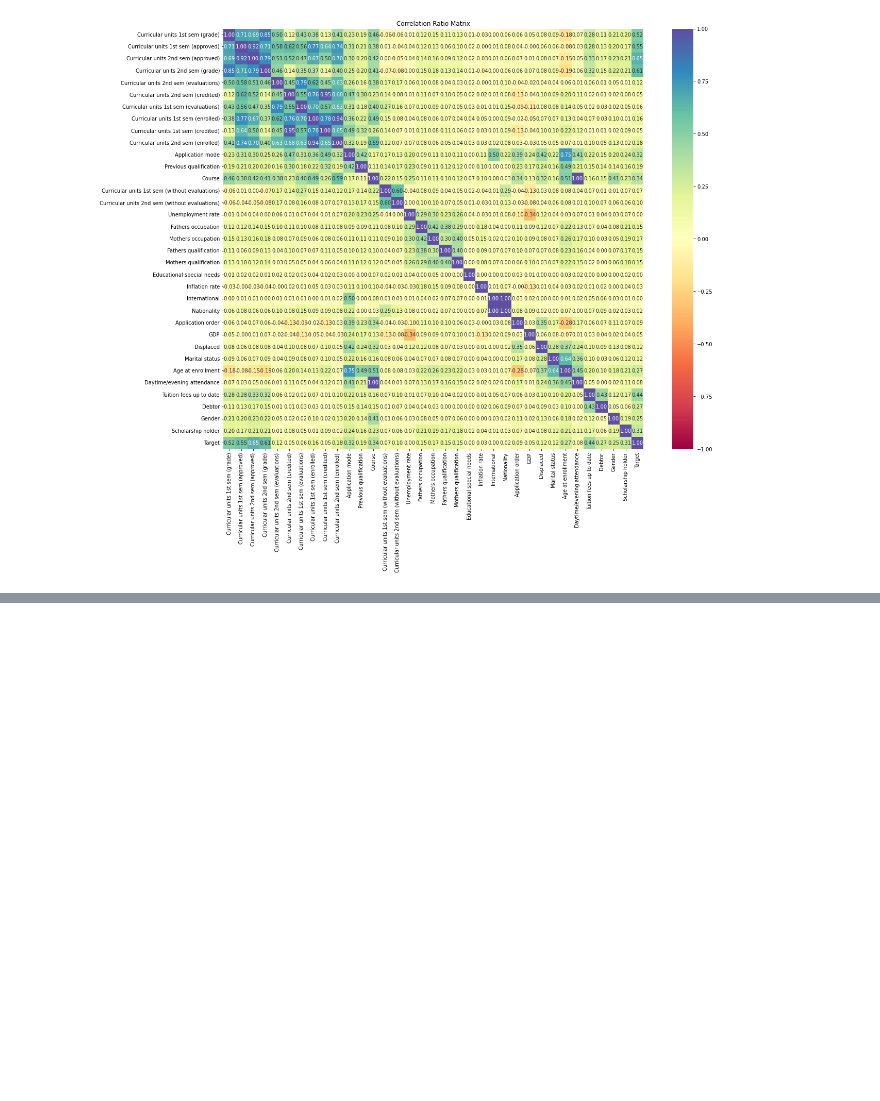
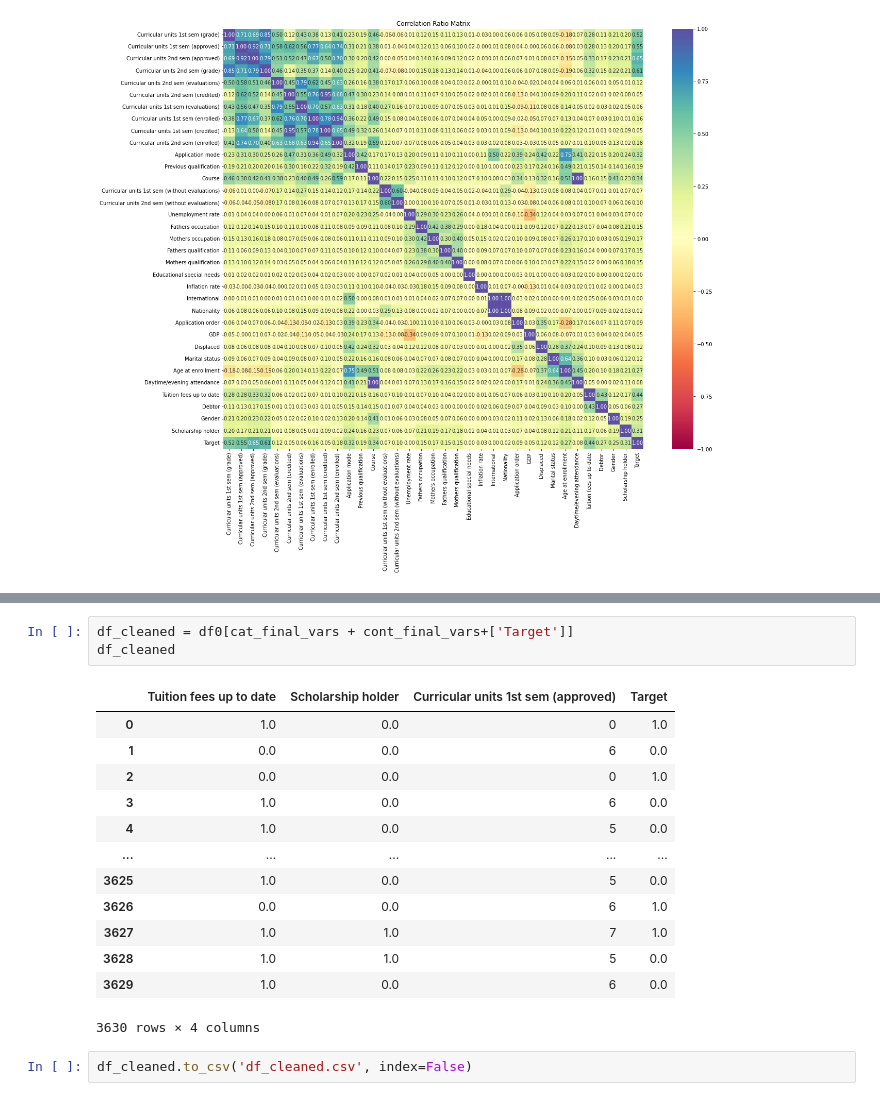
Before and after one commit to KatiaAlbito/university_dropout, a Jupyter notebook: data_exploration.ipynb, the cells around one changed output, grey strips where cells are left out. Cells and saved outputs as stored; diff of their text form; blank space fills up the shorter version.

```diff
--- a/data_exploration.ipynb
+++ b/data_exploration.ipynb
@@ -406,0 +407,19 @@ plt.show()
+# %%
+df_cleaned = df0[cat_final_vars + cont_final_vars+['Target']]
+df_cleaned
+# %% [output]
+|  | Tuition fees up to date | Scholarship holder | Curricular units 1st sem (approved) | Target |
+| 0 | 1.0 | 0.0 | 0 | 1.0 |
+| 1 | 0.0 | 0.0 | 6 | 0.0 |
+| 2 | 0.0 | 0.0 | 0 | 1.0 |
+| 3 | 1.0 | 0.0 | 6 | 0.0 |
+| 4 | 1.0 | 0.0 | 5 | 0.0 |
+| ... | ... | ... | ... | ... |
+| 3625 | 1.0 | 0.0 | 5 | 0.0 |
+| 3626 | 0.0 | 0.0 | 6 | 1.0 |
+| 3627 | 1.0 | 1.0 | 7 | 1.0 |
+| 3628 | 1.0 | 1.0 | 5 | 0.0 |
+| 3629 | 1.0 | 0.0 | 6 | 0.0 |
+3630 rows × 4 columns
+# %%
+df_cleaned.to_csv('df_cleaned.csv', index=False)
```
Also changed, not shown: parts of 1 cell of this notebook.
